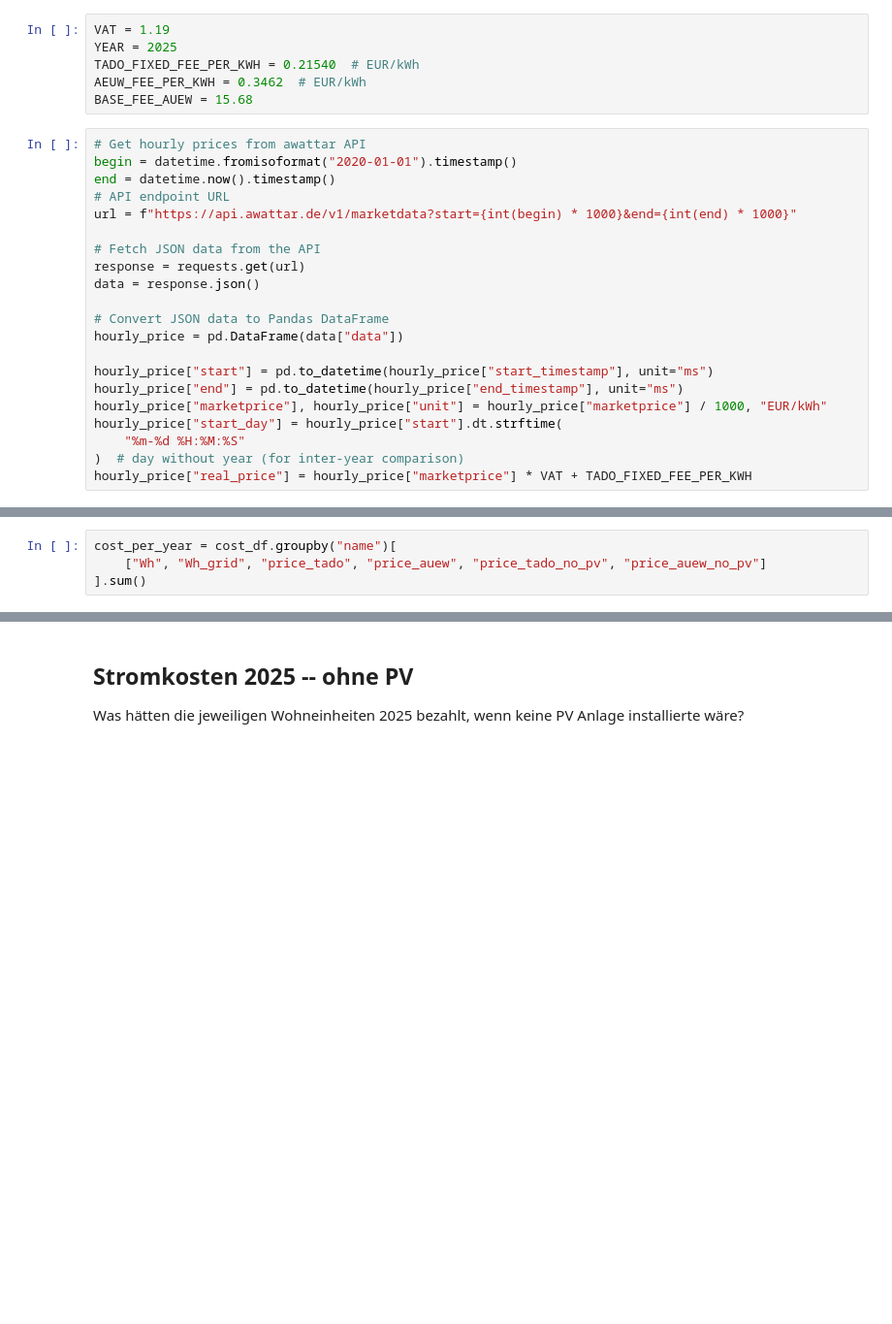
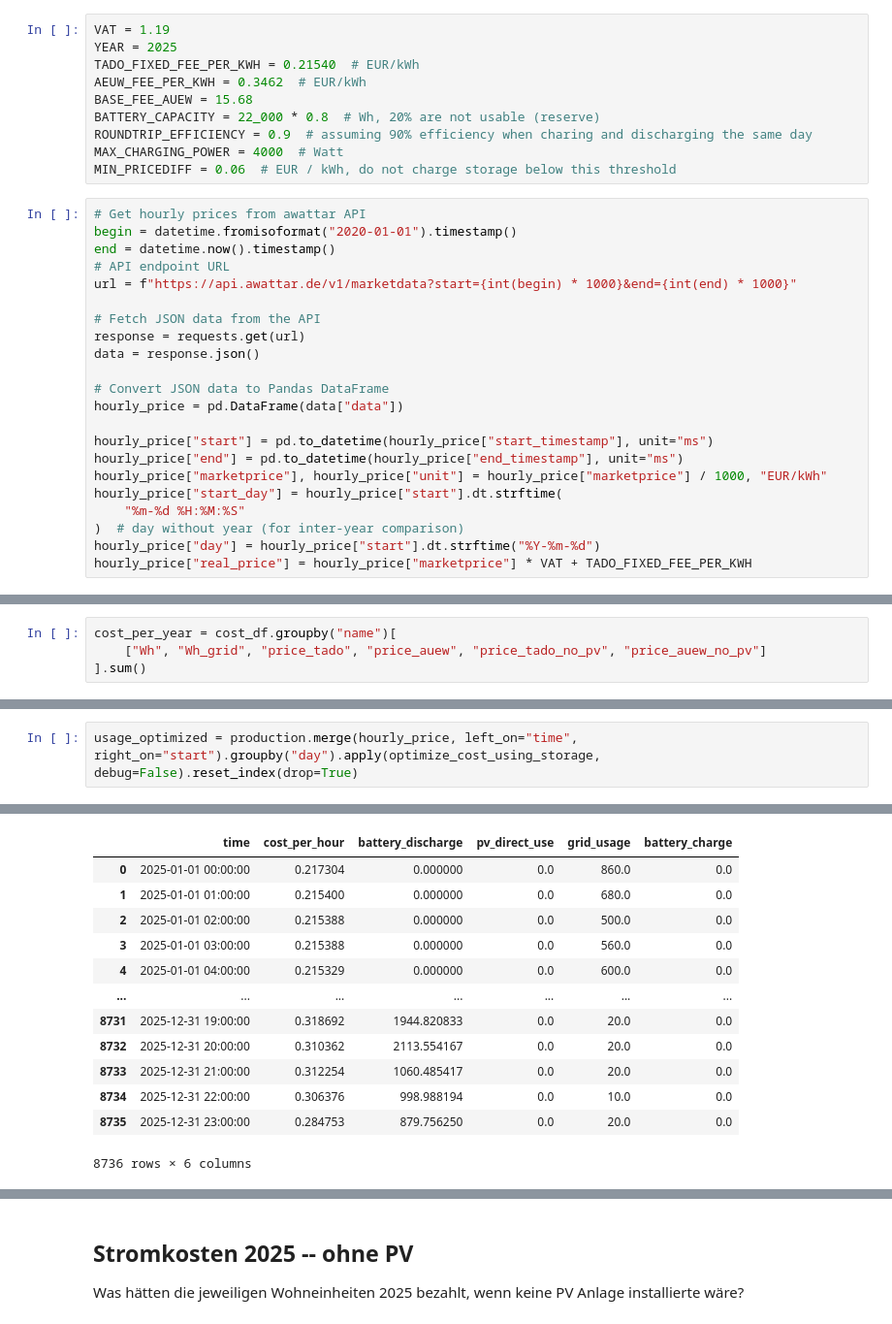
Before and after one commit to grst/dynamischer-stromtarif, a Jupyter notebook: src/dynamischer-stromtarif-pv.ipynb, the cells around one changed output, grey strips where cells are left out. Shown at 97% size. Cells and saved outputs as stored; diff of their text form; blank space fills up the shorter version.

Commit message:
Implement native algorithm for optimizing storage usage

```diff
--- a/src/dynamischer-stromtarif-pv.ipynb
+++ b/src/dynamischer-stromtarif-pv.ipynb
@@ -71,6 +26,10 @@ YEAR = 2025
 TADO_FIXED_FEE_PER_KWH = 0.21540  # EUR/kWh
 AEUW_FEE_PER_KWH = 0.3462  # EUR/kWh
 BASE_FEE_AUEW = 15.68
+BATTERY_CAPACITY = 22_000 * 0.8  # Wh, 20% are not usable (reserve)
+ROUNDTRIP_EFFICIENCY = 0.9  # assuming 90% efficiency when charing and discharging the same day
+MAX_CHARGING_POWER = 4000  # Watt
+MIN_PRICEDIFF = 0.06  # EUR / kWh, do not charge storage below this threshold
 # %%
 # Get hourly prices from awattar API
 begin = datetime.fromisoformat("2020-01-01").timestamp()
@@ -91,6 +50,7 @@ hourly_price["marketprice"], hourly_price["unit"] = hourly_price["marketprice"]
 hourly_price["start_day"] = hourly_price["start"].dt.strftime(
     "%m-%d %H:%M:%S"
 )  # day without year (for inter-year comparison)
+hourly_price["day"] = hourly_price["start"].dt.strftime("%Y-%m-%d")
 hourly_price["real_price"] = hourly_price["marketprice"] * VAT + TADO_FIXED_FEE_PER_KWH
 # %%
 # Get recorded interval consumption and production data
@@ -147,0 +176,3 @@ cost_per_year = cost_df.groupby("name")[
+# %%
+usage_optimized = production.merge(hourly_price, left_on="time", right_on="start").groupby("day").apply(optimize_cost_using_storage, debug=False).reset_index(drop=True)
+# %% [output]
@@ -147,0 +180,13 @@ cost_per_year = cost_df.groupby("name")[
+|  | time | cost_per_hour | battery_discharge | pv_direct_use | grid_usage | battery_charge |
+| 0 | 2025-01-01 00:00:00 | 0.217304 | 0.000000 | 0.0 | 860.0 | 0.0 |
+| 1 | 2025-01-01 01:00:00 | 0.215400 | 0.000000 | 0.0 | 680.0 | 0.0 |
+| 2 | 2025-01-01 02:00:00 | 0.215388 | 0.000000 | 0.0 | 500.0 | 0.0 |
+| 3 | 2025-01-01 03:00:00 | 0.215388 | 0.000000 | 0.0 | 560.0 | 0.0 |
+| 4 | 2025-01-01 04:00:00 | 0.215329 | 0.000000 | 0.0 | 600.0 | 0.0 |
+| ... | ... | ... | ... | ... | ... | ... |
+| 8731 | 2025-12-31 19:00:00 | 0.318692 | 1944.820833 | 0.0 | 20.0 | 0.0 |
+| 8732 | 2025-12-31 20:00:00 | 0.310362 | 2113.554167 | 0.0 | 20.0 | 0.0 |
+| 8733 | 2025-12-31 21:00:00 | 0.312254 | 1060.485417 | 0.0 | 20.0 | 0.0 |
+| 8734 | 2025-12-31 22:00:00 | 0.306376 | 998.988194 | 0.0 | 10.0 | 0.0 |
+| 8735 | 2025-12-31 23:00:00 | 0.284753 | 879.756250 | 0.0 | 20.0 | 0.0 |
+8736 rows × 6 columns
```
Also changed, not shown: parts of 6 cells of this notebook.
